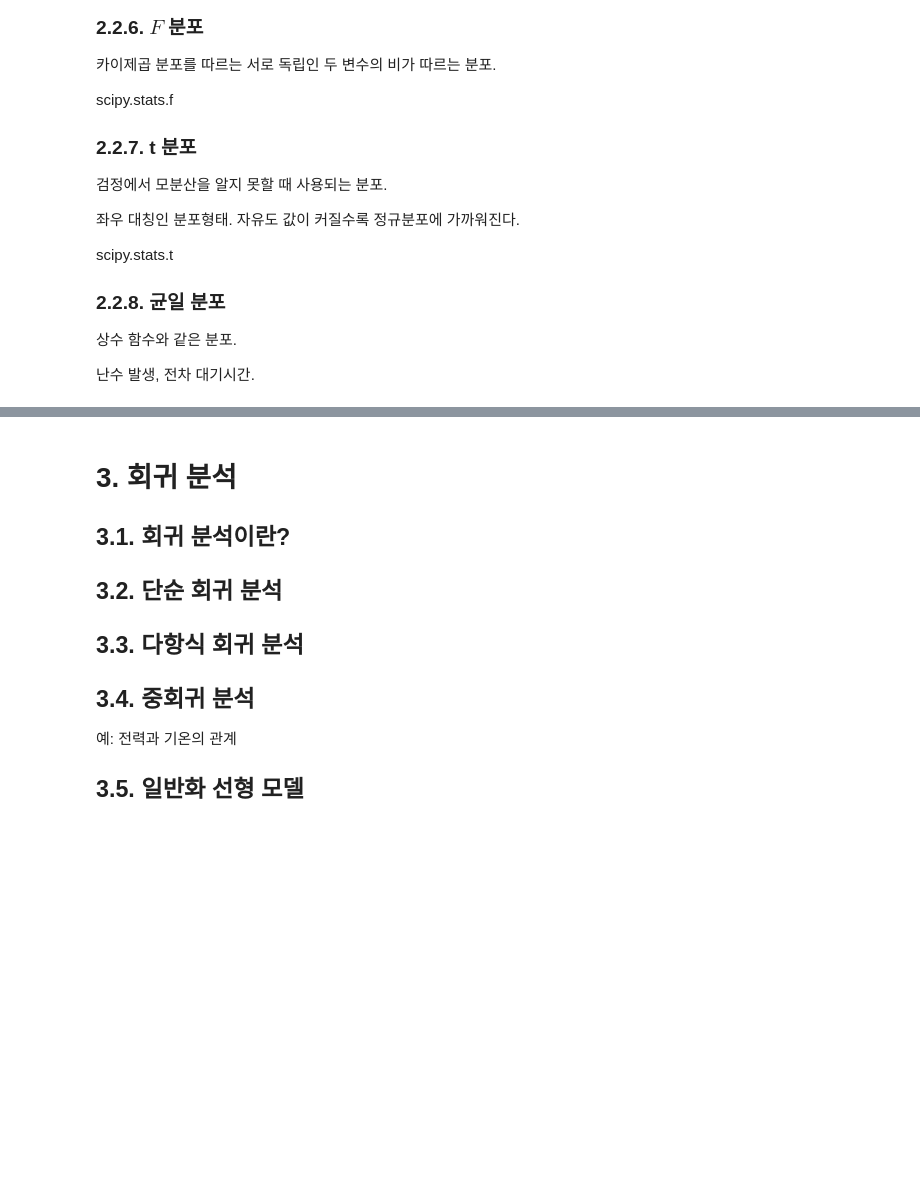
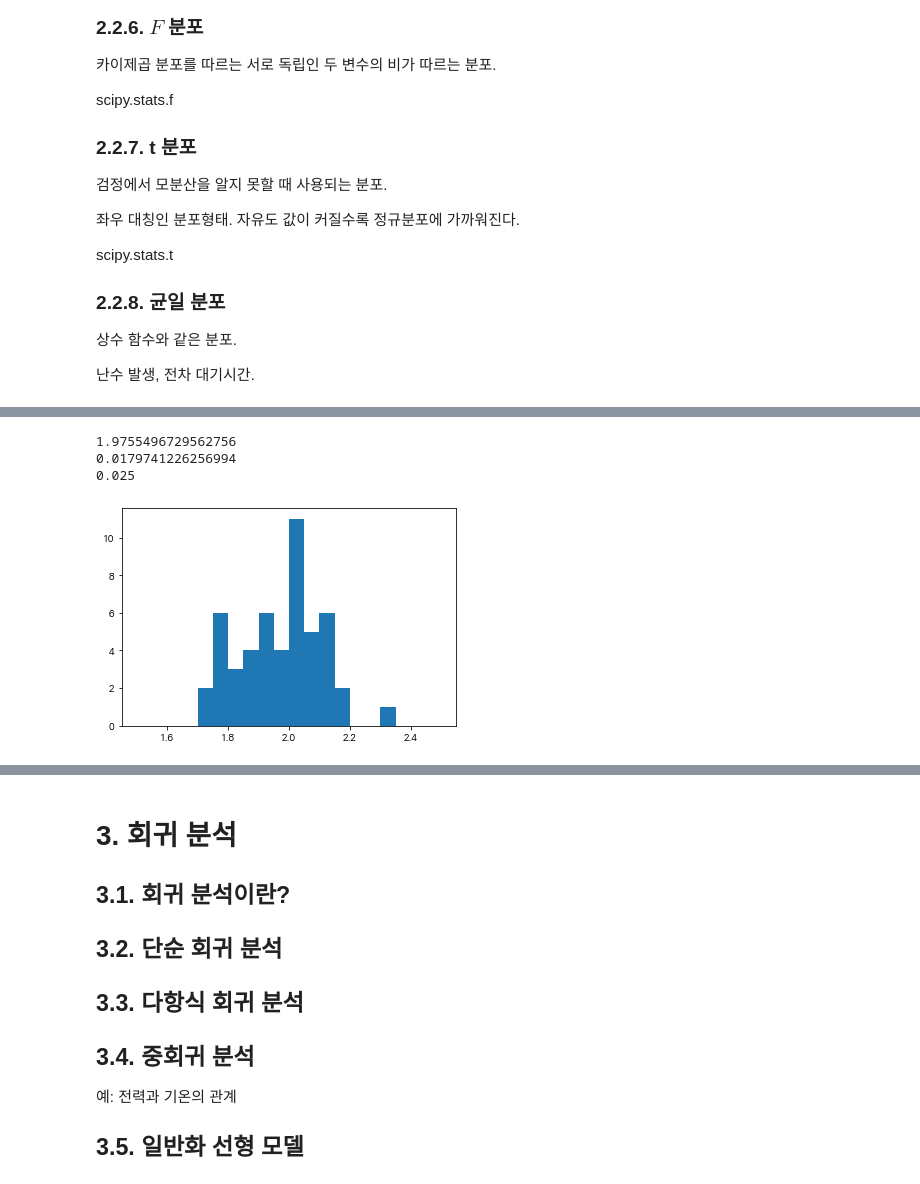
Before and after one commit to cherub8128/Lecture, a Jupyter notebook: Data_Science.ipynb, the cells around one changed output, grey strips where cells are left out. Cells and saved outputs as stored; diff of their text form; code cells hidden in the pictures; blank space fills up the shorter version.

```diff
--- a/Data_Science.ipynb
+++ b/Data_Science.ipynb
@@ -320,0 +318,19 @@ scipy.stats.t
+# %%
+num = 50    #뽑은 표본의 개수
+N = 10      #표본수
+mean, std = 2, 0.5
+mu = np.zeros(num)
+
+for i in range(num):
+    mu[i] = np.mean( norm.rvs(loc=mean, scale=std, size=N) )  # 평균2, 분산 0.5를 따르는 분포에서 랜덤하게 10개 뽑기
+
+plt.hist(mu, bins=20, range=(1.5, 2.5))
+print(mu.mean())    #표본평균들의 평균
+print(mu.var())     #표본평균들의 분산
+print(0.5**2/N)     #분산^2 / N
+# 표본의 개수가 커질수록 정규분포에 가까워지는 것을 알 수 있다. (모든 경우의 수가 되면 아예 같아짐)
+# %% [output]
+1.9755496729562756
+0.0179741226256994
+0.025
+[figure, added]
```
Also changed, not shown: parts of 7 cells of this notebook.
